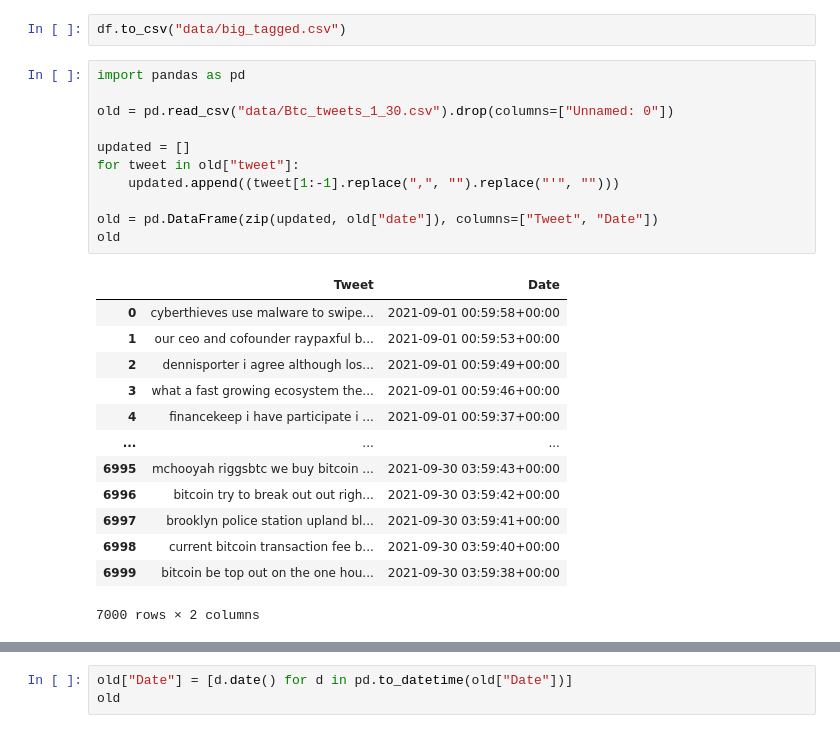
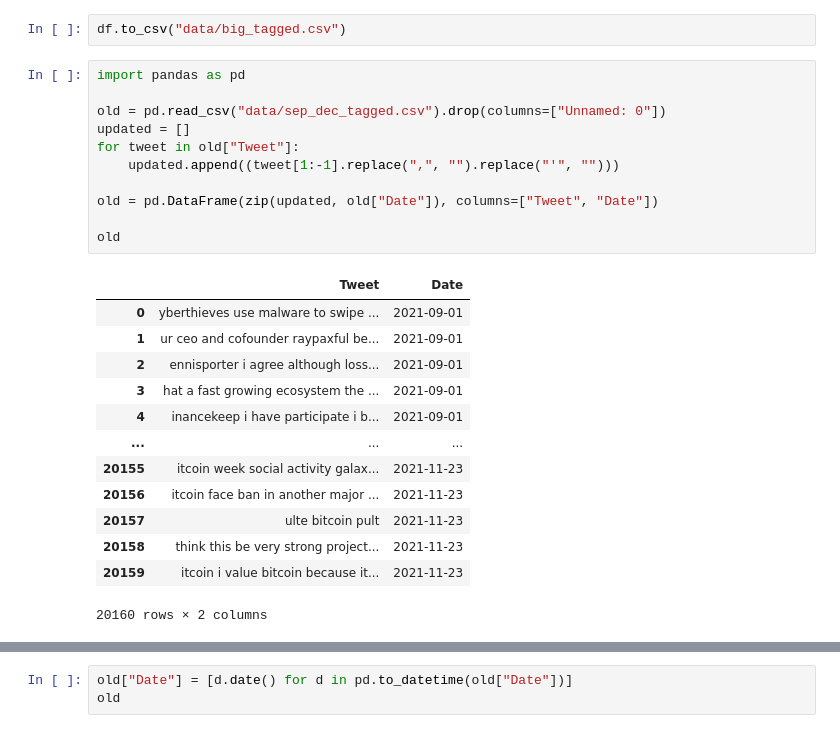
Before and after one commit to joshbrook/BTC-Sentiment-Analysis, a Jupyter notebook: preprocessing.ipynb, the cells around one changed output, grey strips where cells are left out. Saved outputs shown, nothing was run; the diff lists cells and outputs as text.

Commit message:
Updating Graph with added data

```diff
--- a/preprocessing.ipynb
+++ b/preprocessing.ipynb
@@ -490,28 +490,28 @@ df.to_csv("data/big_tagged.csv")
 # %%
 import pandas as pd
 
-old = pd.read_csv("data/Btc_tweets_1_30.csv").drop(columns=["Unnamed: 0"])
-
+old = pd.read_csv("data/sep_dec_tagged.csv").drop(columns=["Unnamed: 0"])
 updated = []
-for tweet in old["tweet"]:
+for tweet in old["Tweet"]:
     updated.append((tweet[1:-1].replace(",", "").replace("'", "")))
 
-old = pd.DataFrame(zip(updated, old["date"]), columns=["Tweet", "Date"])
+old = pd.DataFrame(zip(updated, old["Date"]), columns=["Tweet", "Date"])
+
 old
 # %% [output]
 |  | Tweet | Date |
-| 0 | cyberthieves use malware to swipe... | 2021-09-01 00:59:58+00:00 |
-| 1 | our ceo and cofounder raypaxful b... | 2021-09-01 00:59:53+00:00 |
-| 2 | dennisporter i agree although los... | 2021-09-01 00:59:49+00:00 |
-| 3 | what a fast growing ecosystem the... | 2021-09-01 00:59:46+00:00 |
-| 4 | financekeep i have participate i ... | 2021-09-01 00:59:37+00:00 |
+| 0 | yberthieves use malware to swipe ... | 2021-09-01 |
+| 1 | ur ceo and cofounder raypaxful be... | 2021-09-01 |
+| 2 | ennisporter i agree although loss... | 2021-09-01 |
+| 3 | hat a fast growing ecosystem the ... | 2021-09-01 |
+| 4 | inancekeep i have participate i b... | 2021-09-01 |
 | ... | ... | ... |
-| 6995 | mchooyah riggsbtc we buy bitcoin ... | 2021-09-30 03:59:43+00:00 |
-| 6996 | bitcoin try to break out out righ... | 2021-09-30 03:59:42+00:00 |
-| 6997 | brooklyn police station upland bl... | 2021-09-30 03:59:41+00:00 |
-| 6998 | current bitcoin transaction fee b... | 2021-09-30 03:59:40+00:00 |
-| 6999 | bitcoin be top out on the one hou... | 2021-09-30 03:59:38+00:00 |
+| 20155 | itcoin week social activity galax... | 2021-11-23 |
+| 20156 | itcoin face ban in another major ... | 2021-11-23 |
+| 20157 | ulte bitcoin pult | 2021-11-23 |
+| 20158 | think this be very strong project... | 2021-11-23 |
+| 20159 | itcoin i value bitcoin because it... | 2021-11-23 |
-7000 rows × 2 columns
+20160 rows × 2 columns
 # %%
 old_counts = count.transform(old["Tweet"])
 old_tfidf = tfidf_transformer.transform(old_counts)
```
Also changed, not shown: parts of 5 cells of this notebook, 10 other files.
